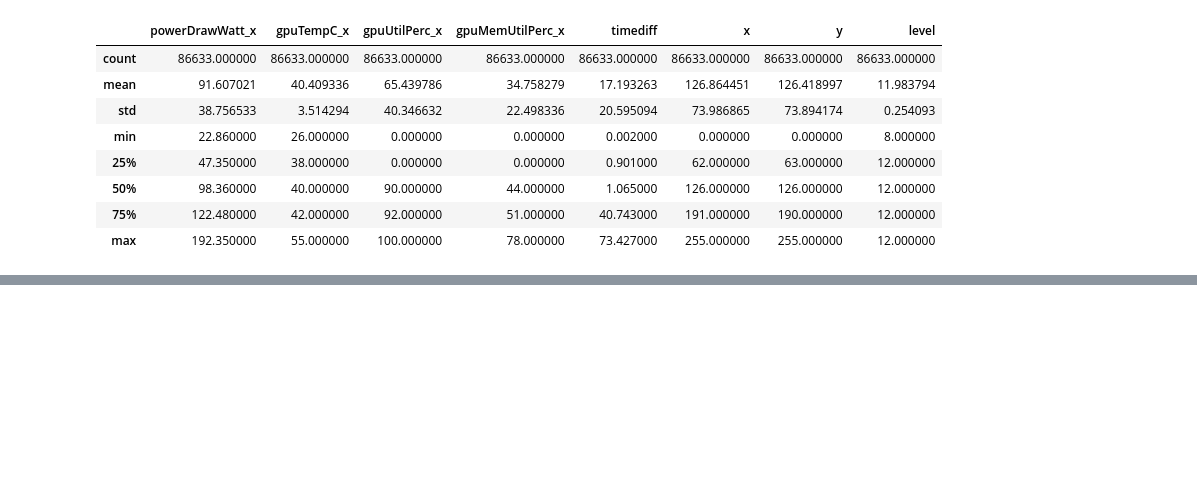
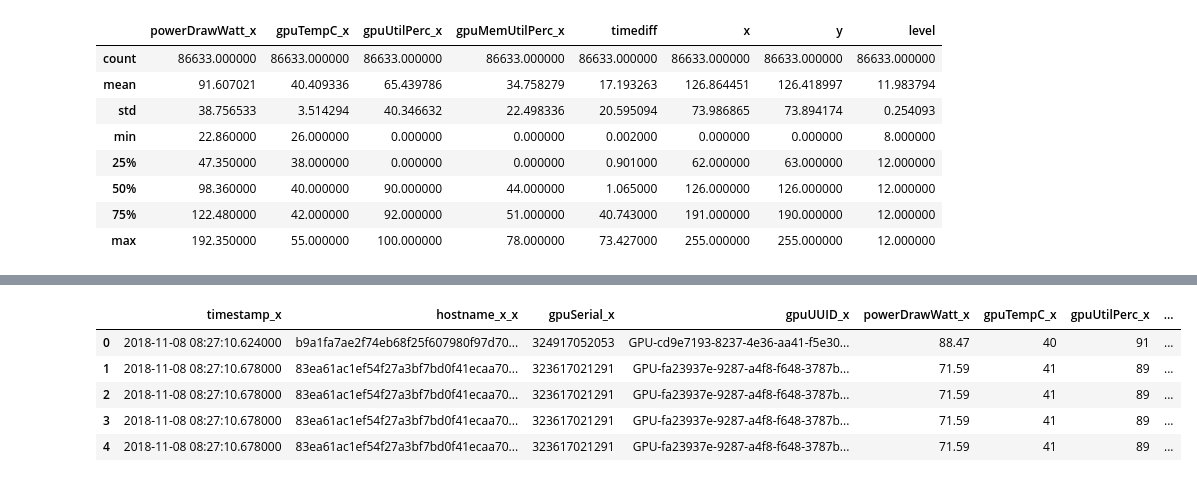
Before and after one commit to Himika-Mishra/Cloud-Computing, a Jupyter notebook: Terapixel_Rendering_EDA.ipynb, the cells around one changed output, grey strips where cells are left out. Saved outputs shown, nothing was run; the diff lists cells and outputs as text; code cells hidden in the pictures; blank space fills up the shorter version.

```diff
--- a/Terapixel_Rendering_EDA.ipynb
+++ b/Terapixel_Rendering_EDA.ipynb
@@ -267,0 +314,11 @@ df5.describe()
+# %%
+# For Render
+df_render=ps.sqldf('select  timestamp_x,	hostname_x_x,	gpuSerial_x,	gpuUUID_x,	powerDrawWatt_x,	gpuTempC_x,	gpuUtilPerc_x	,gpuMemUtilPerc_x, eventName,timediff from df3_merge where eventName="Render" ')
+df_render.head()
+# %% [output]
+|  | timestamp_x | hostname_x_x | gpuSerial_x | gpuUUID_x | powerDrawWatt_x | gpuTempC_x | gpuUtilPerc_x | ... |
+| 0 | 2018-11-08 08:27:10.624000 | b9a1fa7ae2f74eb68f25f607980f97d70... | 324917052053 | GPU-cd9e7193-8237-4e36-aa41-f5e30... | 88.47 | 40 | 91 | ... |
+| 1 | 2018-11-08 08:27:10.678000 | 83ea61ac1ef54f27a3bf7bd0f41ecaa70... | 323617021291 | GPU-fa23937e-9287-a4f8-f648-3787b... | 71.59 | 41 | 89 | ... |
+| 2 | 2018-11-08 08:27:10.678000 | 83ea61ac1ef54f27a3bf7bd0f41ecaa70... | 323617021291 | GPU-fa23937e-9287-a4f8-f648-3787b... | 71.59 | 41 | 89 | ... |
+| 3 | 2018-11-08 08:27:10.678000 | 83ea61ac1ef54f27a3bf7bd0f41ecaa70... | 323617021291 | GPU-fa23937e-9287-a4f8-f648-3787b... | 71.59 | 41 | 89 | ... |
+| 4 | 2018-11-08 08:27:10.678000 | 83ea61ac1ef54f27a3bf7bd0f41ecaa70... | 323617021291 | GPU-fa23937e-9287-a4f8-f648-3787b... | 71.59 | 41 | 89 | ... |
```
Also changed, not shown: parts of 28 cells of this notebook.
